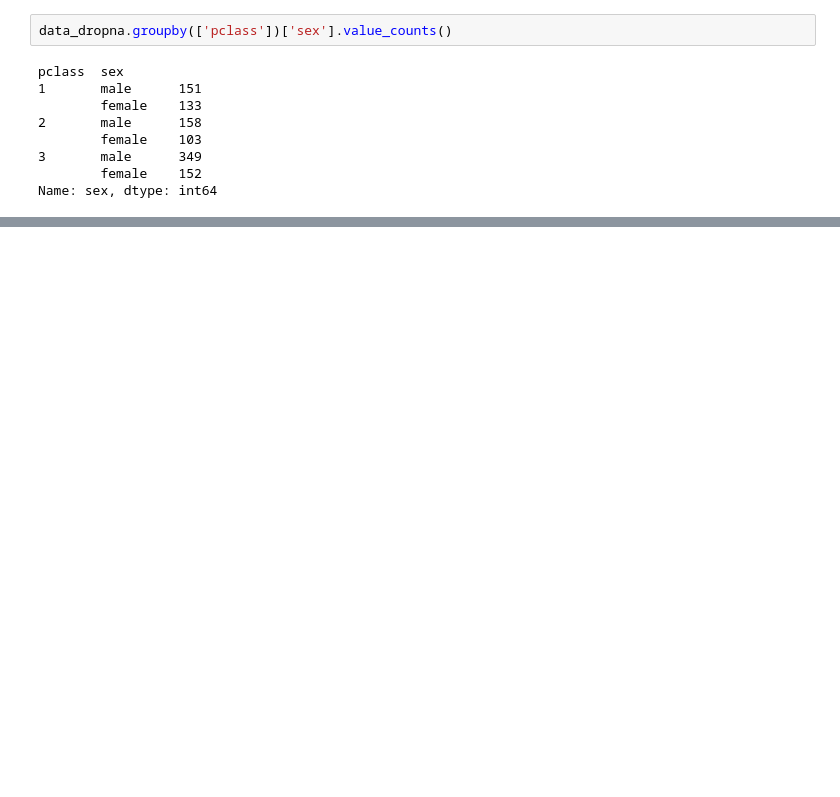
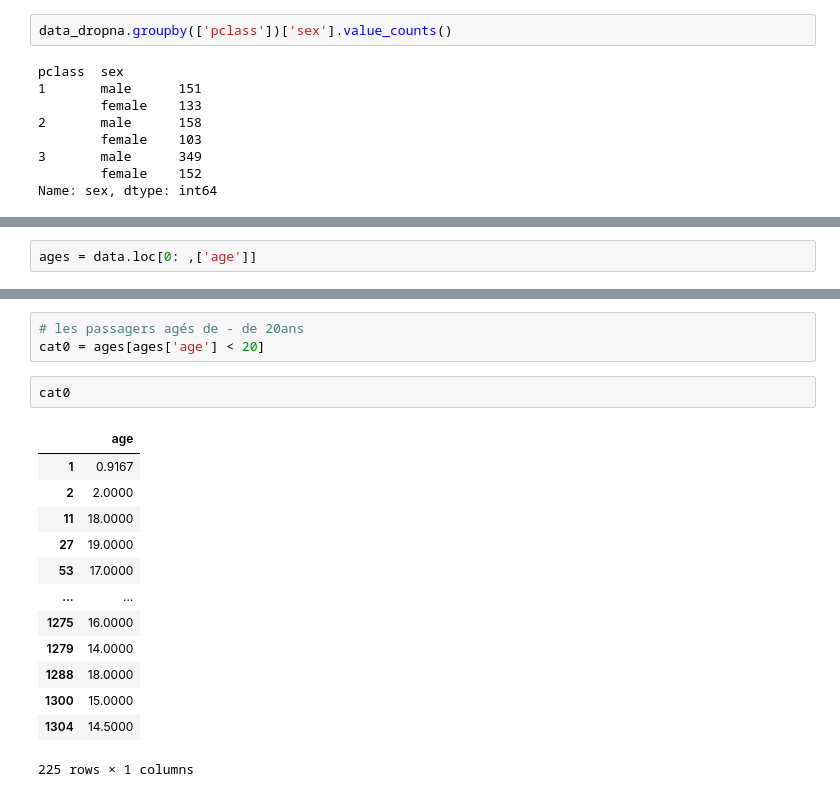
Before and after one commit to Syllaweg/Datascience_toolkit, a Jupyter notebook: Pandas/analyse_Ds_titanic.ipynb, the cells around one changed output, grey strips where cells are left out. Drawn from its saved outputs; the diff is of its cells as text; blank space fills up the shorter version.

```diff
--- a/Pandas/analyse_Ds_titanic.ipynb
+++ b/Pandas/analyse_Ds_titanic.ipynb
@@ -227,0 +280,2 @@ Name: sex, dtype: int64
+# %%
+ages = data.loc[0: ,['age']]
@@ -227,0 +291,19 @@ Name: sex, dtype: int64
+# %%
+# les passagers agés de - de 20ans
+cat0 = ages[ages['age'] < 20]
+# %%
+cat0
+# %% [output]
+|  | age |
+| 1 | 0.9167 |
+| 2 | 2.0000 |
+| 11 | 18.0000 |
+| 27 | 19.0000 |
+| 53 | 17.0000 |
+| ... | ... |
+| 1275 | 16.0000 |
+| 1279 | 14.0000 |
+| 1288 | 18.0000 |
+| 1300 | 15.0000 |
+| 1304 | 14.5000 |
+225 rows × 1 columns
```
Also changed, not shown: parts of 12 cells of this notebook.
